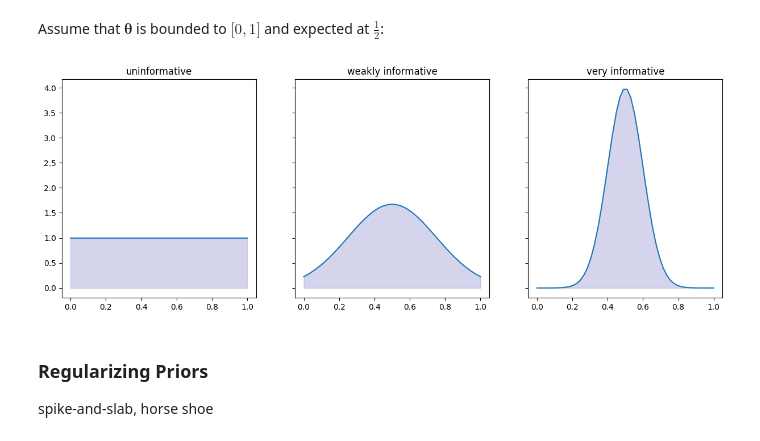
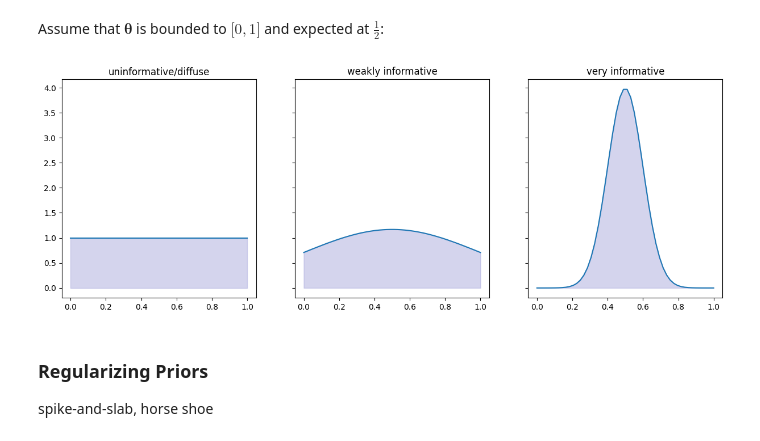
Before and after one commit to ANTS-ON/BayesianStats, a Jupyter notebook: script.ipynb, the cells around one changed output. Saved outputs shown, nothing was run; the diff lists cells and outputs as text; code cells hidden in the pictures.

```diff
--- a/script.ipynb
+++ b/script.ipynb
@@ -244,15 +244,15 @@ def plot_pdf(t, samples, ax):
 # %%
 fig, axs = plt.subplots(1, 3, sharey=True, sharex=True, figsize=(15, 5))
 t = np.linspace(0, 1)
 plot_pdf(t, scipy.stats.uniform.pdf(t, 0, 1), axs[0])
-axs[0].set_title("uninformative")
-plot_pdf(t, scipy.stats.truncnorm.pdf((t - 0.5) / 0.25, (0 - 0.5) / 0.25, (1 - 0.5) / 0.25) / 0.25, axs[1])
+axs[0].set_title("uninformative/diffuse")
+plot_pdf(t, scipy.stats.truncnorm.pdf((t - 0.5) / 0.5, (0 - 0.5) / 0.5, (1 - 0.5) / 0.5) / 0.5, axs[1])
 axs[1].set_title("weakly informative")
 plot_pdf(t, scipy.stats.truncnorm.pdf((t - 0.5) / 0.1, (0 - 0.5) / 0.1, (1 - 0.5) / 0.1) / 0.1, axs[2])
 axs[2].set_title("very informative")
 plt.show()
 # %% [output]
-[figure, old version]
+[figure, new version]
 # %% [markdown]
 ### Regularizing Priors
 
```
Also changed, not shown: parts of 6 cells of this notebook.
